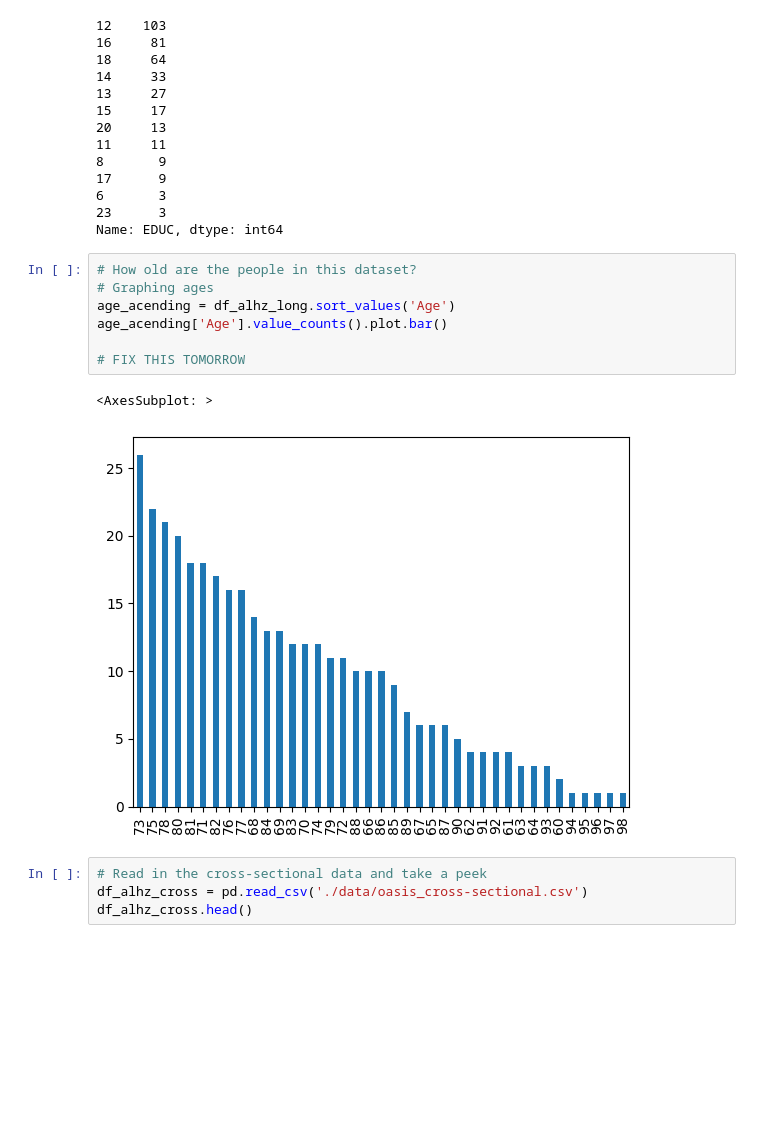
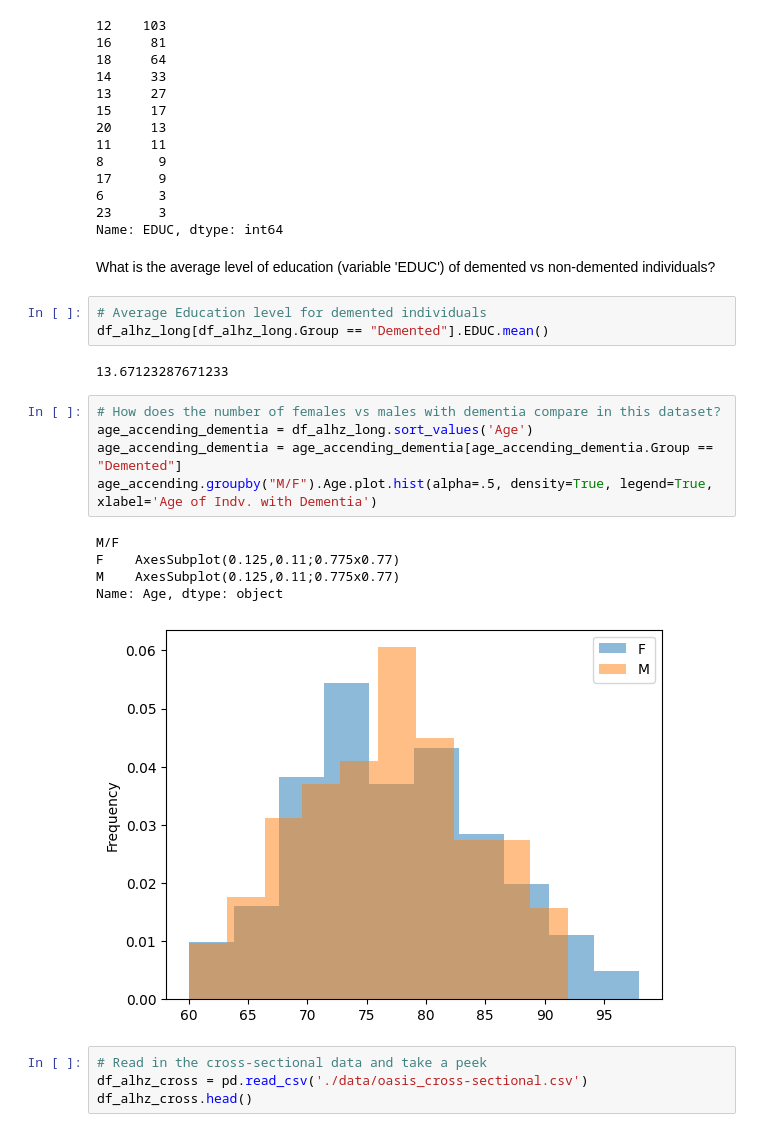
Before and after one commit to marisalong/marisalong.github.io, a Jupyter notebook: DataSciMilestone01.ipynb, the cells around one changed output. Saved outputs shown, nothing was run; the diff lists cells and outputs as text; blank space fills up the shorter version.

```diff
--- a/DataSciMilestone01.ipynb
+++ b/DataSciMilestone01.ipynb
@@ -156,16 +179,24 @@ df_alhz_long['EDUC'].value_counts()
 6       3
 23      3
 Name: EDUC, dtype: int64
-# %%
-# How old are the people in this dataset?
-# Graphing ages
-age_acending = df_alhz_long.sort_values('Age')
-age_acending['Age'].value_counts().plot.bar()
-
-# FIX THIS TOMORROW
-# %% [output]
-<AxesSubplot: >
-[figure, removed]
+# %% [markdown]
+What is the average level of education (variable 'EDUC') of demented vs non-demented individuals?
+# %%
+# Average Education level for demented individuals
+df_alhz_long[df_alhz_long.Group == "Demented"].EDUC.mean()
+# %% [output]
+13.67123287671233
+# %%
+# How does the number of females vs males with dementia compare in this dataset?
+age_accending_dementia = df_alhz_long.sort_values('Age')
+age_accending_dementia = age_accending_dementia[age_accending_dementia.Group == "Demented"]
+age_accending.groupby("M/F").Age.plot.hist(alpha=.5, density=True, legend=True, xlabel='Age of Indv. with Dementia')
+# %% [output]
+M/F
+F    AxesSubplot(0.125,0.11;0.775x0.77)
+M    AxesSubplot(0.125,0.11;0.775x0.77)
+Name: Age, dtype: object
+[figure, added]
 # %%
 # Read in the cross-sectional data and take a peek
 df_alhz_cross = pd.read_csv('./data/oasis_cross-sectional.csv')
```
Also changed, not shown: parts of 3 cells of this notebook.
